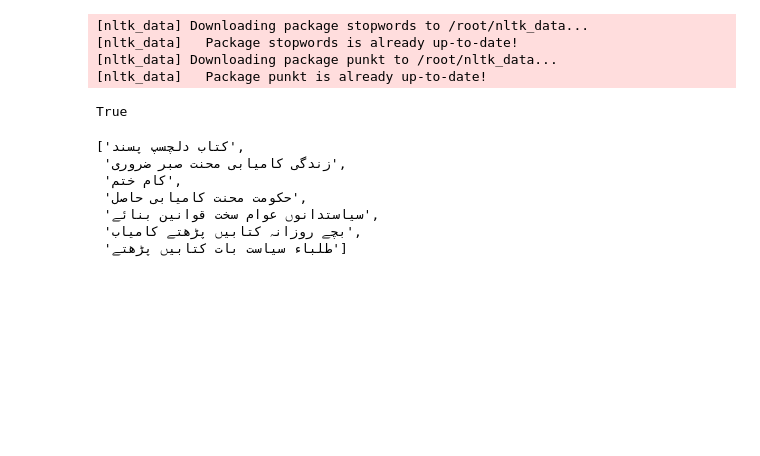
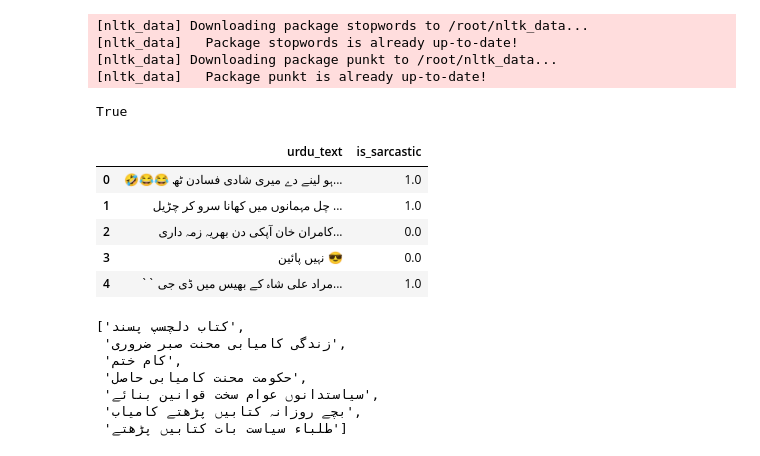
Before and after one commit to SheikhMudassarHanif/NLP, a Jupyter notebook: NLPUrduTextPrepocessing2_0.ipynb, the cells around one changed output. Cells and saved outputs as stored; diff of their text form; code cells hidden in the pictures; blank space fills up the shorter version.

```diff
--- a/NLPUrduTextPrepocessing2_0.ipynb
+++ b/NLPUrduTextPrepocessing2_0.ipynb
@@ -18,3 +18,15 @@ nltk.download('punkt')
 [nltk_data] Downloading package punkt to /root/nltk_data...
 [nltk_data]   Package punkt is already up-to-date!
 True
+# %%
+df=pd.read_csv('/content/drive/MyDrive/urdu_sarcastic_dataset.csv')
+df.drop(columns=['Unnamed: 2','Unnamed: 3','Unnamed: 4','Unnamed: 5','Unnamed: 6','Unnamed: 7'],inplace=True)
+df.dropna(inplace=True)
+df.head()
+# %% [output]
+|  | urdu_text | is_sarcastic |
+| 0 | 🤣😂😂 ہو لینے دے میری شادی فسادن ٹھ... | 1.0 |
+| 1 | چل مہمانوں میں کھانا سرو کر چڑیل ... | 1.0 |
+| 2 | کامران خان آپکی دن بھریہ زمہ داری... | 0.0 |
+| 3 | نہیں پائین 😎 | 0.0 |
+| 4 | `` مراد علی شاہ کے بھیس میں ڈی جی... | 1.0 |
```
Also changed, not shown: parts of 12 cells of this notebook.
